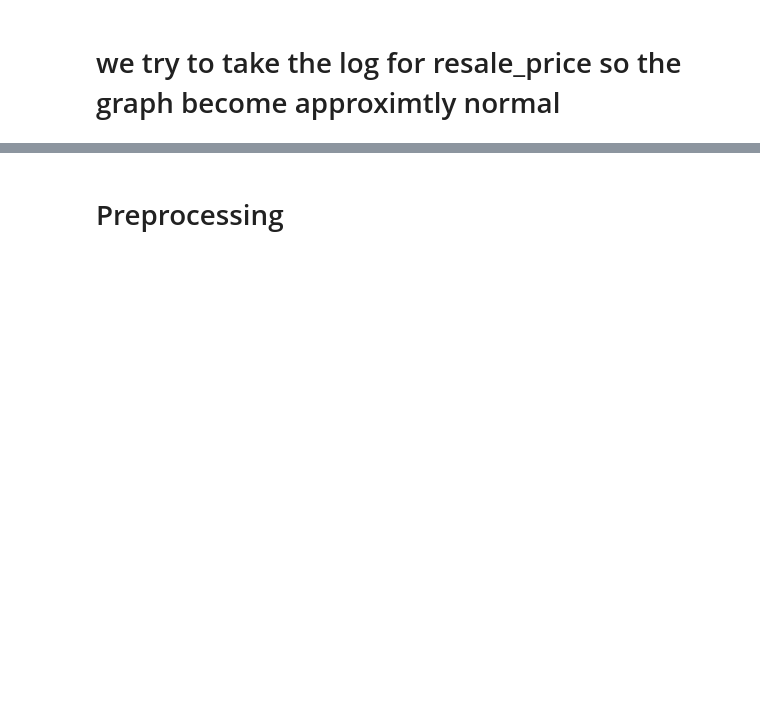
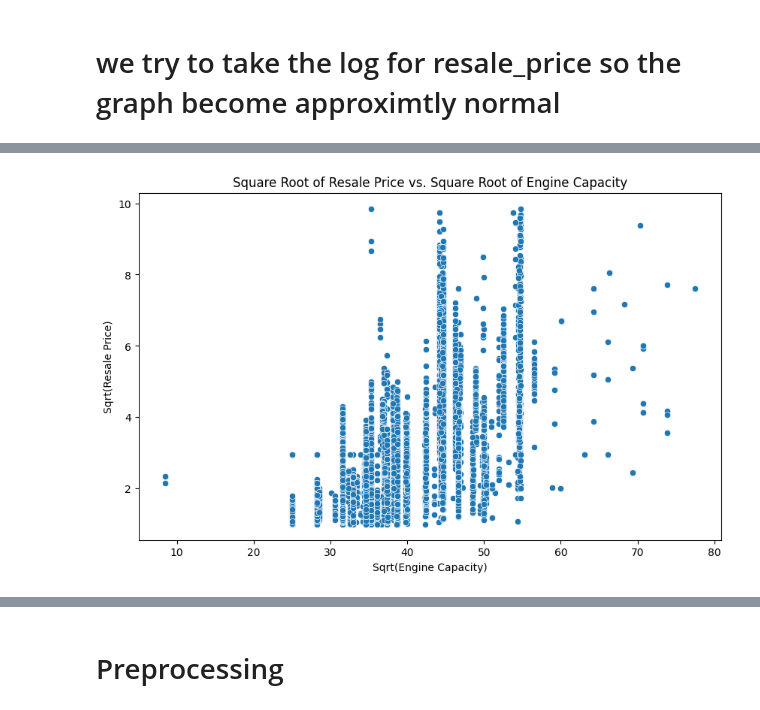
Before and after one commit to NitoBoritto/Car_Sales_Regression_Analysis, a Jupyter notebook: Car_Sales_Regression.ipynb, the cells around one changed output, grey strips where cells are left out. Saved outputs shown, nothing was run; the diff lists cells and outputs as text; code cells hidden in the pictures; blank space fills up the shorter version.

```diff
--- a/Car_Sales_Regression.ipynb
+++ b/Car_Sales_Regression.ipynb
@@ -78,0 +149,14 @@ sns.barplot(x='seats', y='resale_price', data=Car_df)
+# %%
+Car_df['sqrt_resale_price'] = np.sqrt(Car_df['resale_price'])
+Car_df['sqrt_engine_capacity'] = np.sqrt(Car_df['engine_capacity'])
+
+# 2. Plot the relationship using the new transformed columns
+plt.figure(figsize=(10, 6))
+sns.scatterplot(x='sqrt_engine_capacity', y='sqrt_resale_price', data=Car_df)
+
+plt.title('Square Root of Resale Price vs. Square Root of Engine Capacity')
+plt.xlabel('Sqrt(Engine Capacity)')
+plt.ylabel('Sqrt(Resale Price)')
+plt.show()
+# %% [output]
+[figure, added]
```
Also changed, not shown: parts of 32 cells of this notebook.
